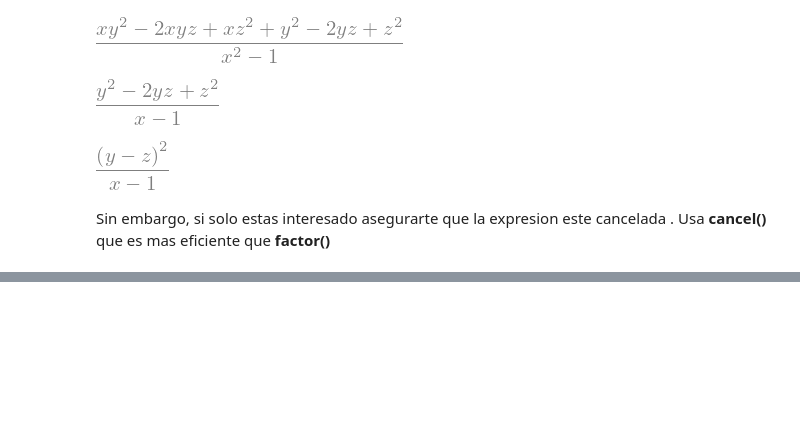
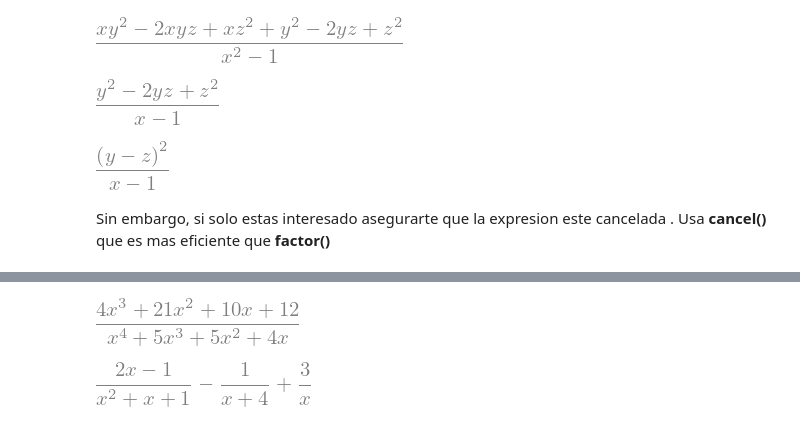
Before and after one commit to alonso121198/Math-Physics_WithCode, a Jupyter notebook: Algebra/Parte1.ipynb, the cells around one changed output, grey strips where cells are left out. Saved outputs shown, nothing was run; the diff lists cells and outputs as text; code cells hidden in the pictures; blank space fills up the shorter version.

```diff
--- a/Algebra/Parte1.ipynb
+++ b/Algebra/Parte1.ipynb
@@ -144,0 +148,9 @@ Sin embargo, si solo estas interesado asegurarte que la expresion este  cancelad
+# %%
+expr = (4*x**3 +21*x**2 + 10*x +12 ) / ( x**4 + 5*x**3+5*x**2 + 4*x )
+expr
+# %% [output]
+[figure, added]
+# %%
+apart(expr)
+# %% [output]
+[figure, added]
```
Also changed, not shown: parts of 1 cell of this notebook, 3 other files.
